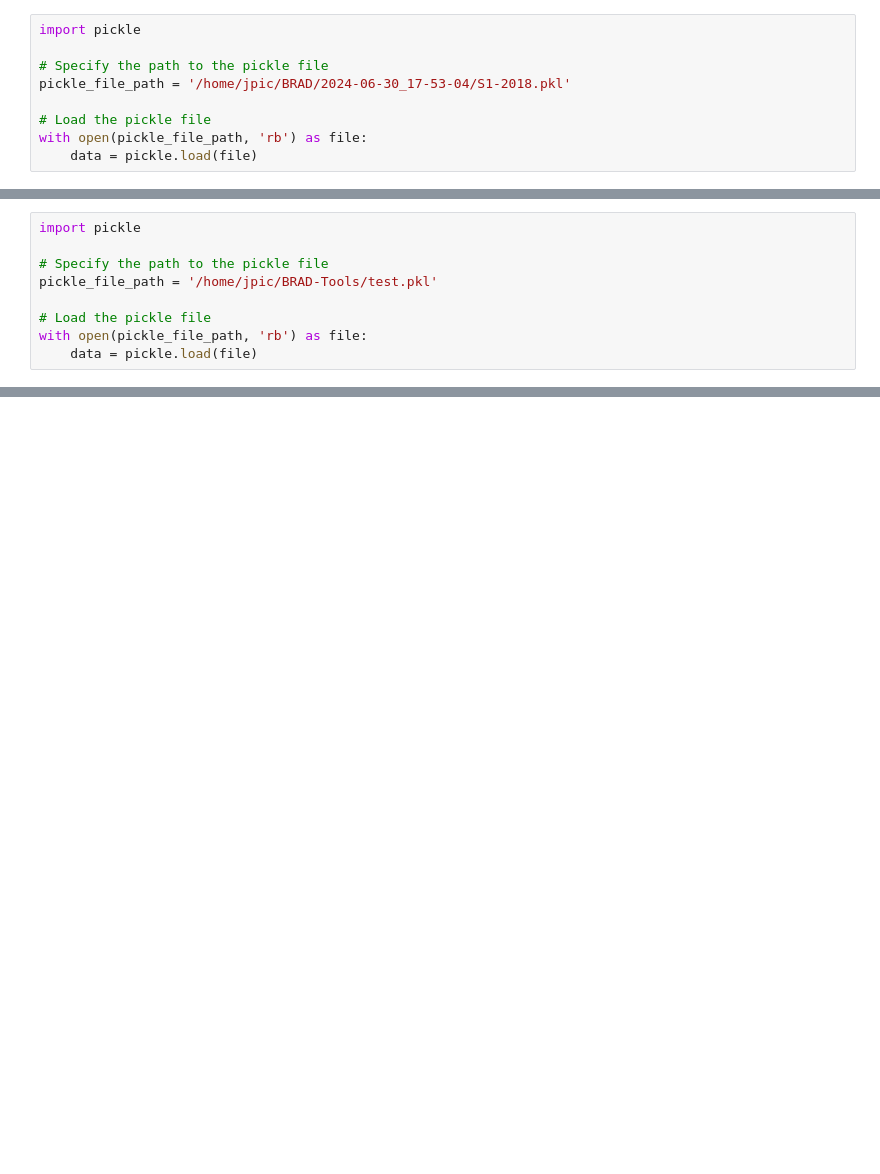
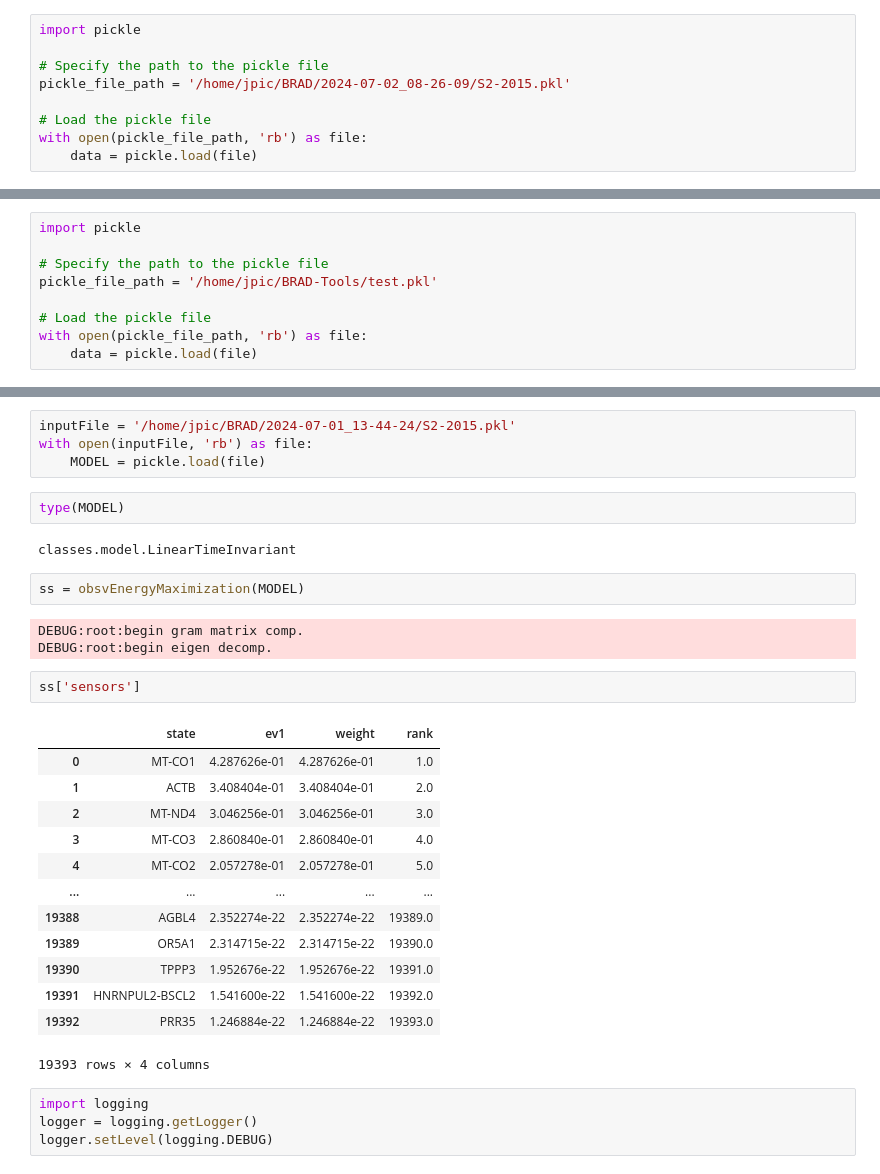
Before and after one commit to Jpickard1/BRAD, a Jupyter notebook: tutorials/DMD-Demo/data-engineering.ipynb, the cells around one changed output, grey strips where cells are left out. Saved outputs shown, nothing was run; the diff lists cells and outputs as text; blank space fills up the shorter version.

```diff
--- a/tutorials/DMD-Demo/data-engineering.ipynb
+++ b/tutorials/DMD-Demo/data-engineering.ipynb
@@ -131,7 +135,7 @@ Name: timepoint, dtype: float64
 import pickle
 
 # Specify the path to the pickle file
-pickle_file_path = '/home/jpic/BRAD/2024-06-30_17-53-04/S1-2018.pkl'
+pickle_file_path = '/home/jpic/BRAD/2024-07-02_08-26-09/S2-2015.pkl'
 
 # Load the pickle file
 with open(pickle_file_path, 'rb') as file:
@@ -159,0 +319,33 @@ data.f['A'].shape
+# %%
+inputFile = '/home/jpic/BRAD/2024-07-01_13-44-24/S2-2015.pkl'
+with open(inputFile, 'rb') as file:
+    MODEL = pickle.load(file)
+# %%
+type(MODEL)
+# %% [output]
+classes.model.LinearTimeInvariant
+# %%
+ss = obsvEnergyMaximization(MODEL)
+# %% [output]
+DEBUG:root:begin gram matrix comp.
+DEBUG:root:begin eigen decomp.
+# %%
+ss['sensors']
+# %% [output]
+|  | state | ev1 | weight | rank |
+| 0 | MT-CO1 | 4.287626e-01 | 4.287626e-01 | 1.0 |
+| 1 | ACTB | 3.408404e-01 | 3.408404e-01 | 2.0 |
+| 2 | MT-ND4 | 3.046256e-01 | 3.046256e-01 | 3.0 |
+| 3 | MT-CO3 | 2.860840e-01 | 2.860840e-01 | 4.0 |
+| 4 | MT-CO2 | 2.057278e-01 | 2.057278e-01 | 5.0 |
+| ... | ... | ... | ... | ... |
+| 19388 | AGBL4 | 2.352274e-22 | 2.352274e-22 | 19389.0 |
+| 19389 | OR5A1 | 2.314715e-22 | 2.314715e-22 | 19390.0 |
+| 19390 | TPPP3 | 1.952676e-22 | 1.952676e-22 | 19391.0 |
+| 19391 | HNRNPUL2-BSCL2 | 1.541600e-22 | 1.541600e-22 | 19392.0 |
+| 19392 | PRR35 | 1.246884e-22 | 1.246884e-22 | 19393.0 |
+19393 rows × 4 columns
+# %%
+import logging
+logger = logging.getLogger()
+logger.setLevel(logging.DEBUG)
```
Also changed, not shown: parts of 20 cells of this notebook, 6 other files.
